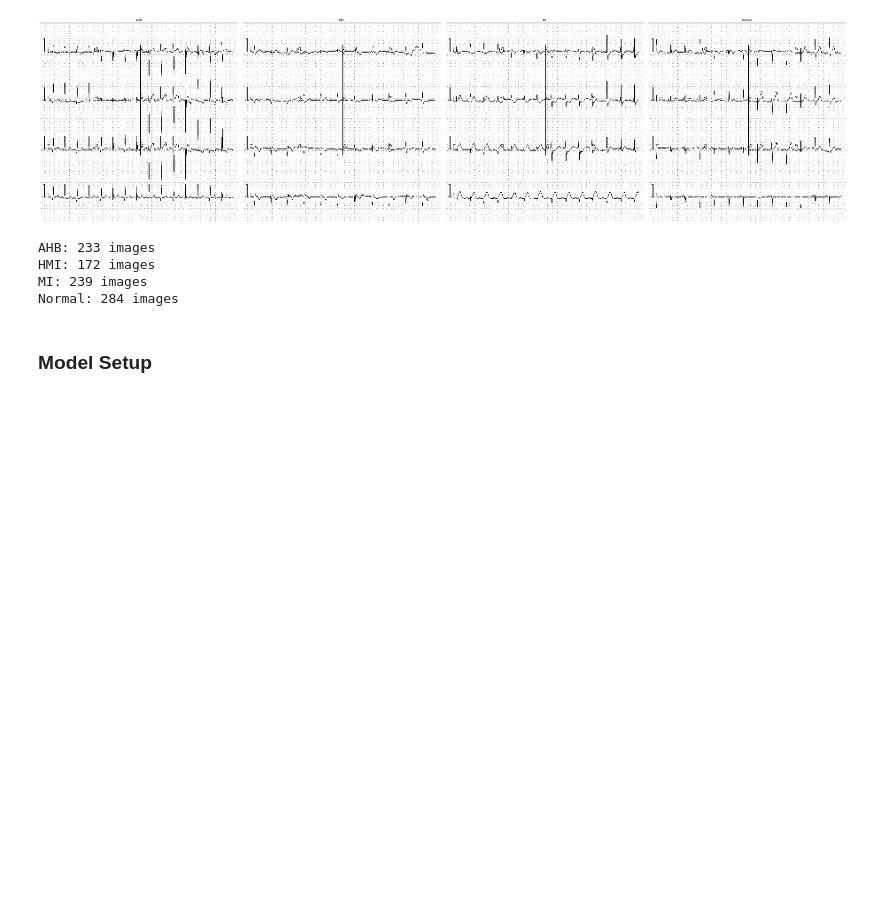
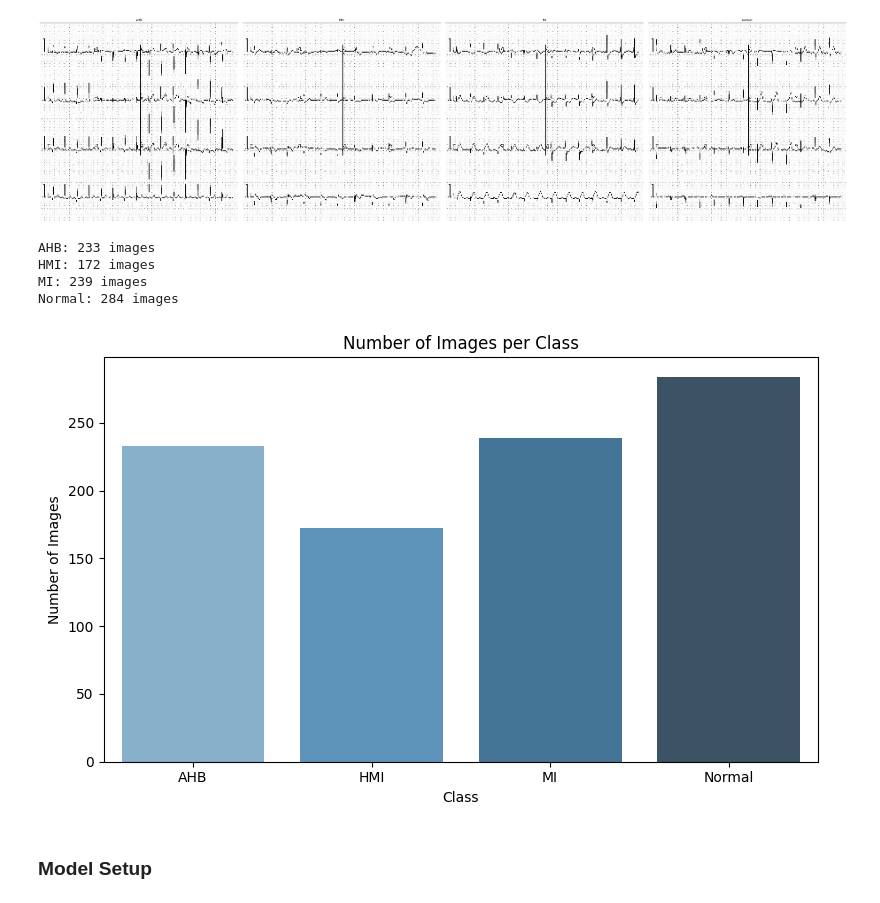
Before and after one commit to JopaXd/ecg-classification, a Jupyter notebook: training.ipynb, the cells around one changed output. Saved outputs shown, nothing was run; the diff lists cells and outputs as text; code cells hidden in the pictures; blank space fills up the shorter version.

Commit message:
Added visualization of samples per dataset.

```diff
--- a/training.ipynb
+++ b/training.ipynb
@@ -87,12 +87,21 @@ plt.show()
 # %%
 class_counts = {class_name: int(np.sum(labels == idx)) for idx, class_name in enumerate(class_names)}
 for class_name, count in class_counts.items():
     print(f"{class_name}: {count} images")
+
+plt.figure(figsize=(8, 5))
+sns.barplot(x=list(class_counts.keys()), y=list(class_counts.values()), hue=list(class_counts.keys()), palette='Blues_d', legend=False)
+plt.title('Number of Images per Class')
+plt.xlabel('Class')
+plt.ylabel('Number of Images')
+plt.tight_layout()
+plt.show()
 # %% [output]
 AHB: 233 images
 HMI: 172 images
 MI: 239 images
 Normal: 284 images
+[figure, added]
 # %%
 # Define transforms with augmentation for training
 train_transform = transforms.Compose([
```
